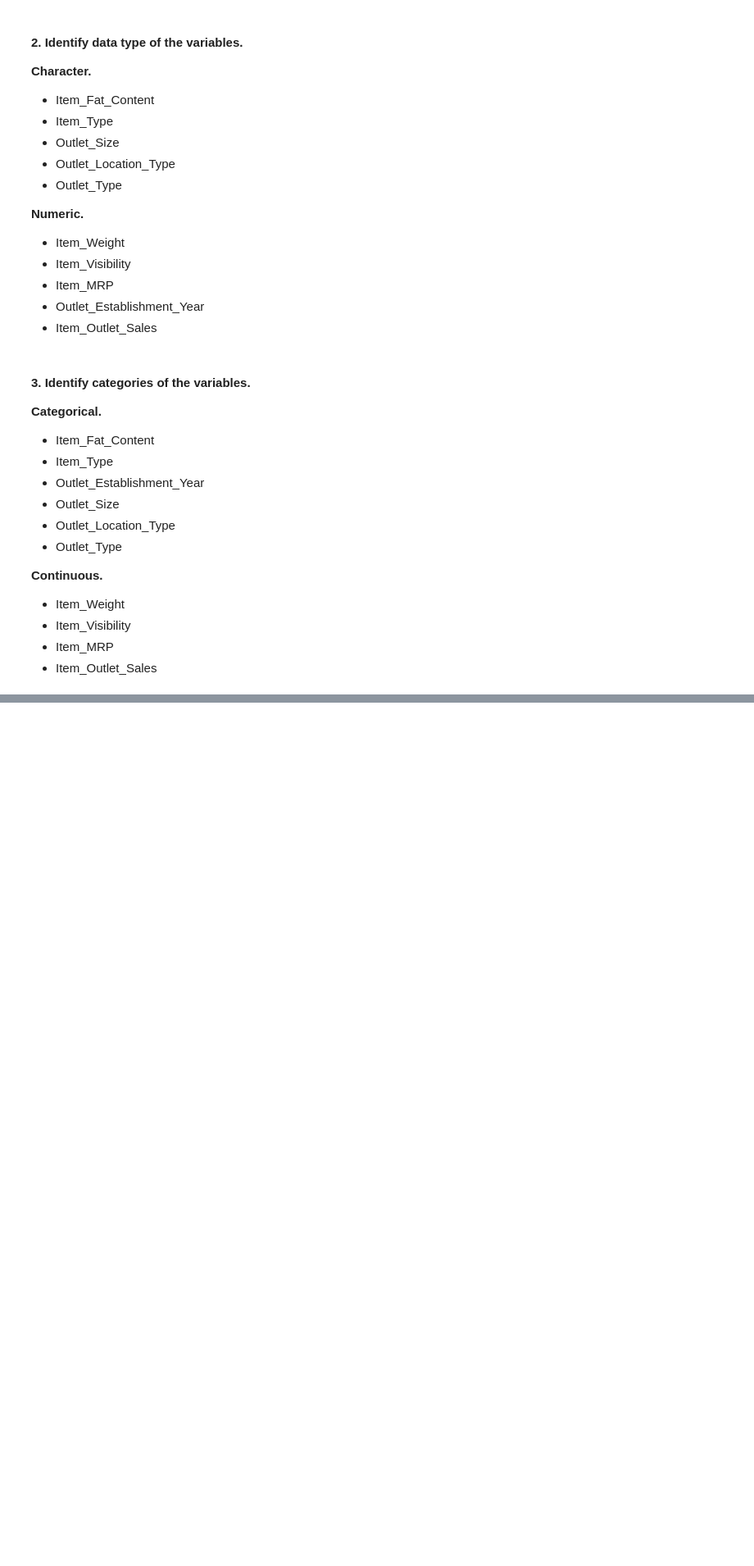
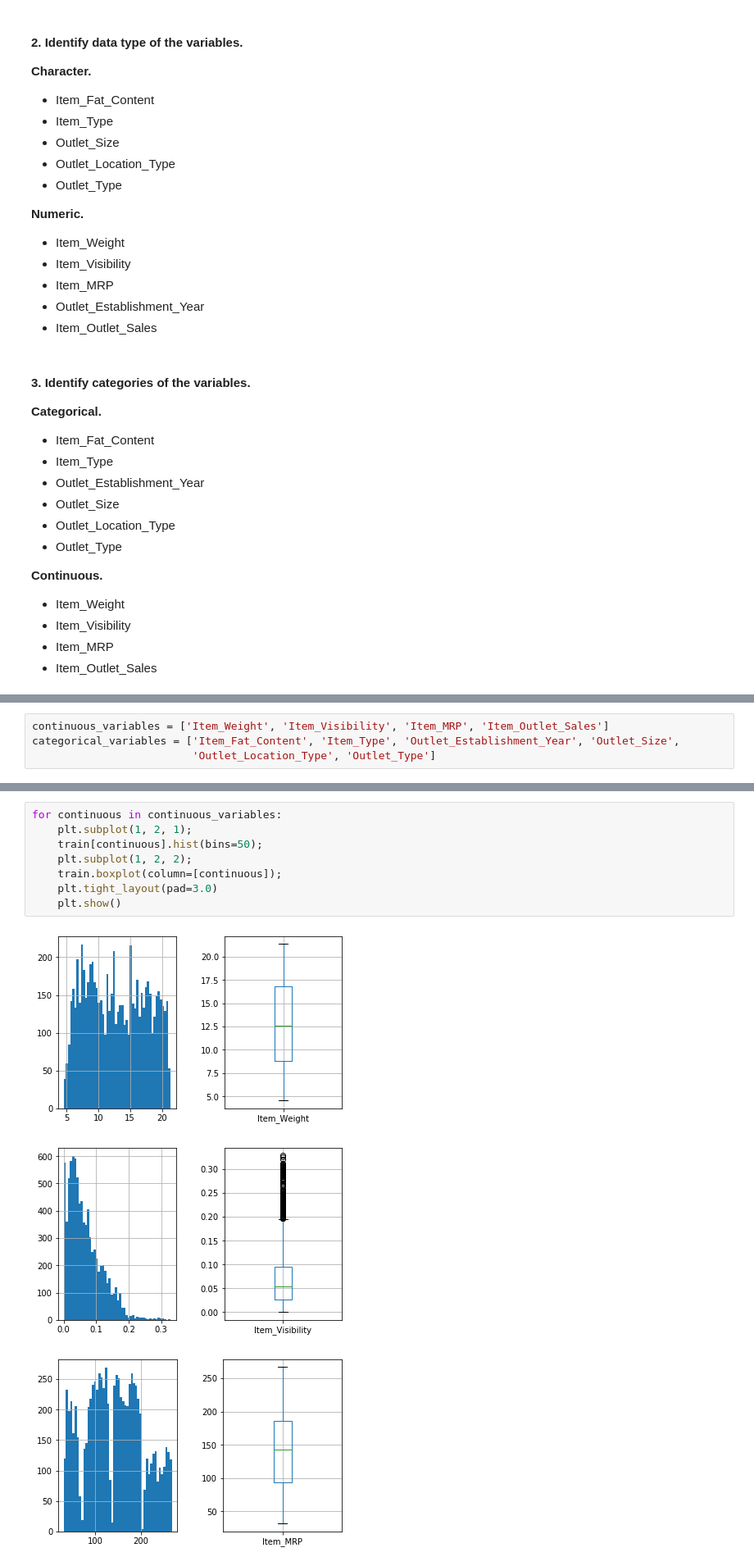
Before and after one commit to ibacaraujo/learning-path-data-scientist, a Jupyter notebook: big_mart_sales.ipynb, the cells around one changed output, grey strips where cells are left out. Shown: that part at 82% size. Saved outputs shown, nothing was run; the diff lists cells and outputs as text; blank space fills up the shorter version.

```diff
--- a/big_mart_sales.ipynb
+++ b/big_mart_sales.ipynb
@@ -115,0 +119,4 @@ Index(['Item_Identifier', 'Item_Weight', 'Item_Fat_Content', 'Item_Visibility',
+# %%
+continuous_variables = ['Item_Weight', 'Item_Visibility', 'Item_MRP', 'Item_Outlet_Sales']
+categorical_variables = ['Item_Fat_Content', 'Item_Type', 'Outlet_Establishment_Year', 'Outlet_Size',
+                         'Outlet_Location_Type', 'Outlet_Type']
@@ -115,0 +137,12 @@ Index(['Item_Identifier', 'Item_Weight', 'Item_Fat_Content', 'Item_Visibility',
+# %%
+for continuous in continuous_variables:
+    plt.subplot(1, 2, 1);
+    train[continuous].hist(bins=50);
+    plt.subplot(1, 2, 2);
+    train.boxplot(column=[continuous]);
+    plt.tight_layout(pad=3.0)
+    plt.show()
+# %% [output]
+[figure, added]
+[figure, added]
+[figure, added]
```
Also changed, not shown: parts of 10 cells of this notebook.
